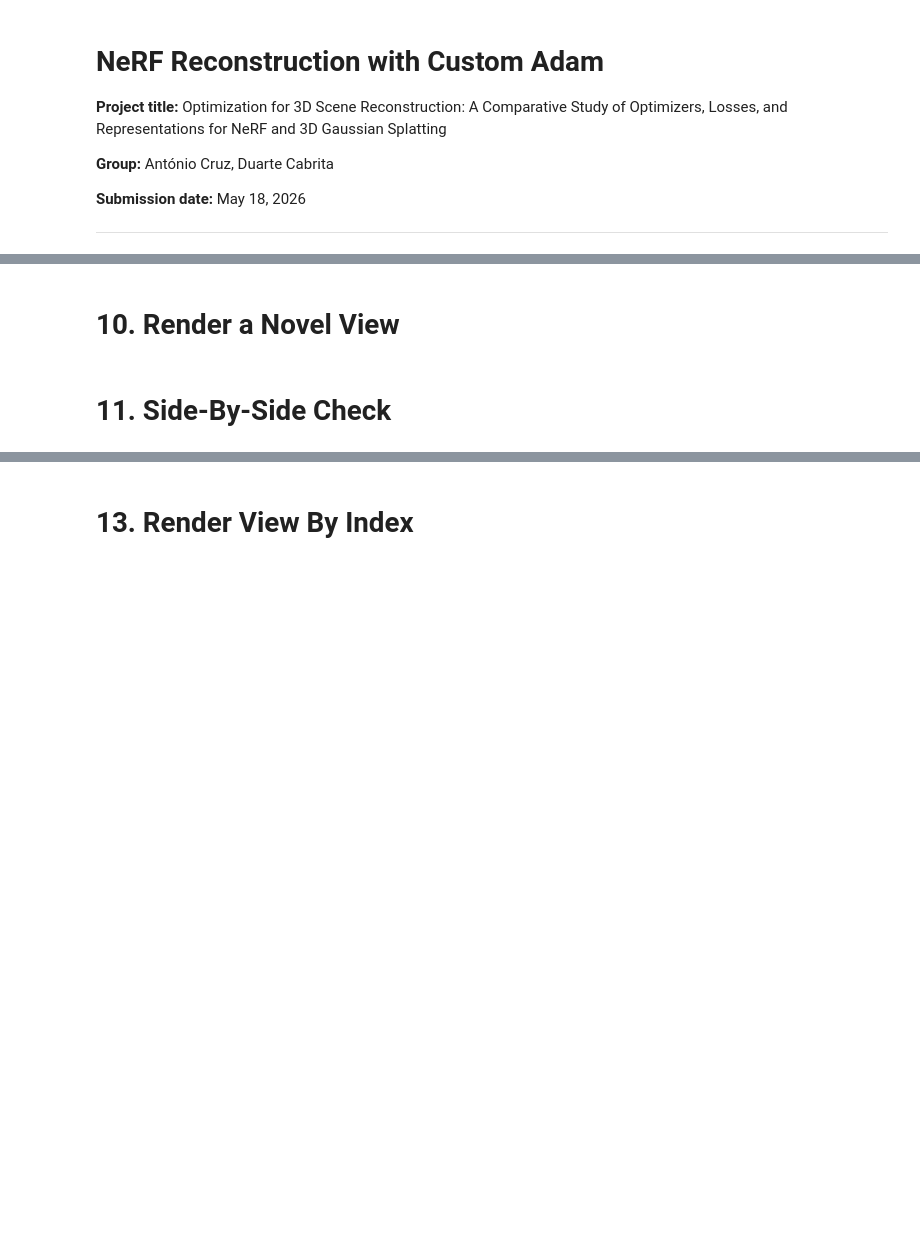
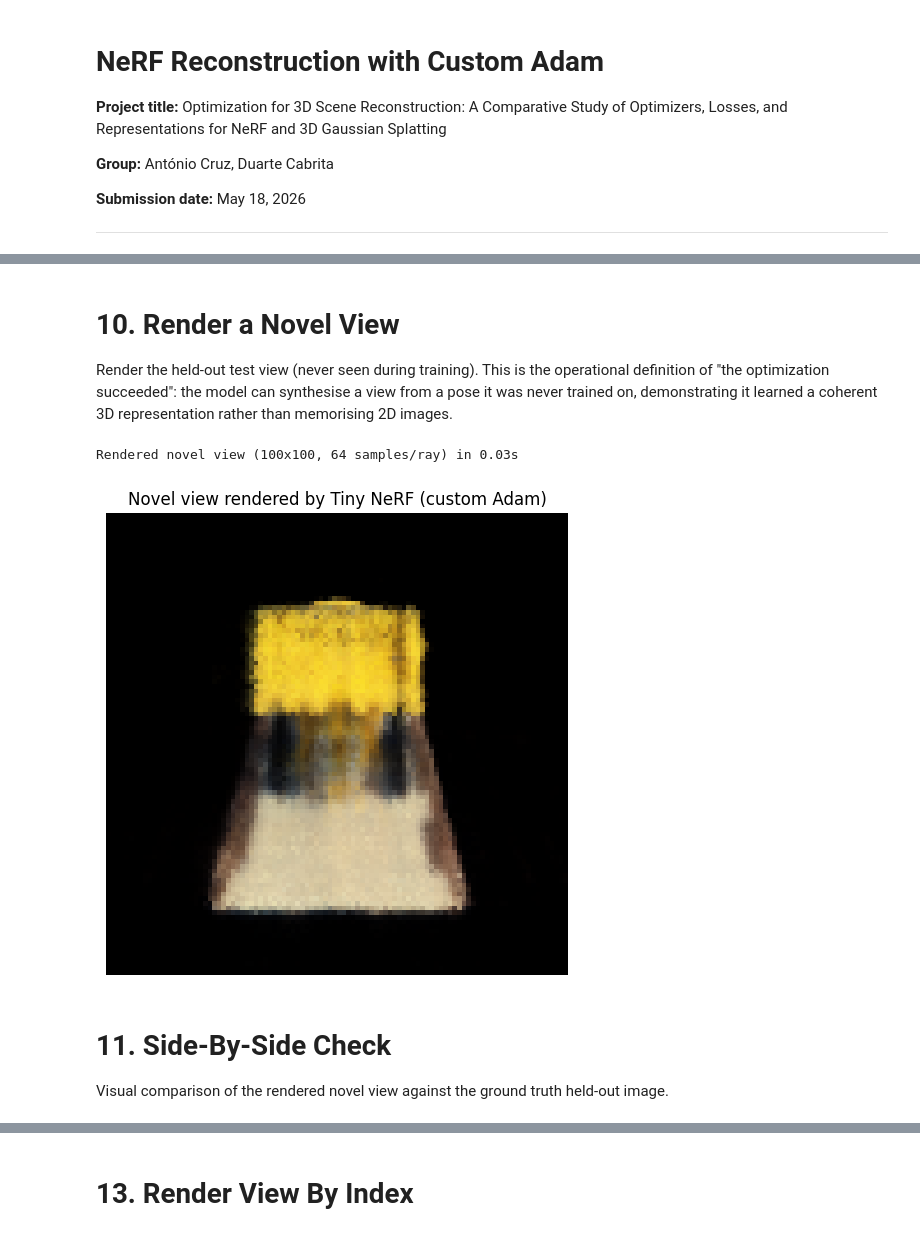
Before and after one commit to logus2k/co, a Jupyter notebook: src/nerf_poc.ipynb, the cells around one changed output, grey strips where cells are left out. Saved outputs shown, nothing was run; the diff lists cells and outputs as text; code cells hidden in the pictures; blank space fills up the shorter version.

```diff
--- a/src/nerf_poc.ipynb
+++ b/src/nerf_poc.ipynb
@@ -186,27 +254,36 @@ plt.show()
 # %% [markdown]
 # 10. Render a Novel View
+
+Render the held-out test view (never seen during training). This is the operational definition of "the optimization succeeded": the model can synthesise a view from a pose it was never trained on, demonstrating it learned a coherent 3D representation rather than memorising 2D images.
 # %%
-# Use the held-out test pose loaded in Cell 2
+# Render the held-out test view (Cell 2). Time it for the efficiency report.
 rays_o, rays_d = get_rays(H, W, focal, test_pose)
 rays_o = rays_o.reshape(-1, 3)
 rays_d = rays_d.reshape(-1, 3)
 
-# Render in batches to avoid GPU OOM at full image resolution
+t0 = time.time()
 with torch.no_grad():
     chunks = []
     for i in range(0, rays_o.shape[0], 4096):
         chunks.append(render_rays(rays_o[i:i+4096], rays_d[i:i+4096], model, encoding))
     pred = torch.cat(chunks, dim=0)
+t_render = time.time() - t0
 
 img = pred.reshape(H, W, 3).cpu().numpy()
+print(f"Rendered novel view ({H}x{W}, {N_SAMPLES} samples/ray) in {t_render:.2f}s")
 
 plt.figure(figsize=(6, 6))
 plt.imshow(np.clip(img, 0, 1))
 plt.title("Novel view rendered by Tiny NeRF (custom Adam)")
 plt.axis("off")
 plt.show()
+# %% [output]
+Rendered novel view (100x100, 64 samples/ray) in 0.03s
+[figure, added]
 # %% [markdown]
 # 11. Side-By-Side Check
+
+Visual comparison of the rendered novel view against the ground truth held-out image.
 # %%
 gt = test_image.cpu().numpy()
 
```
Also changed, not shown: parts of 22 cells of this notebook, 1 other file.
